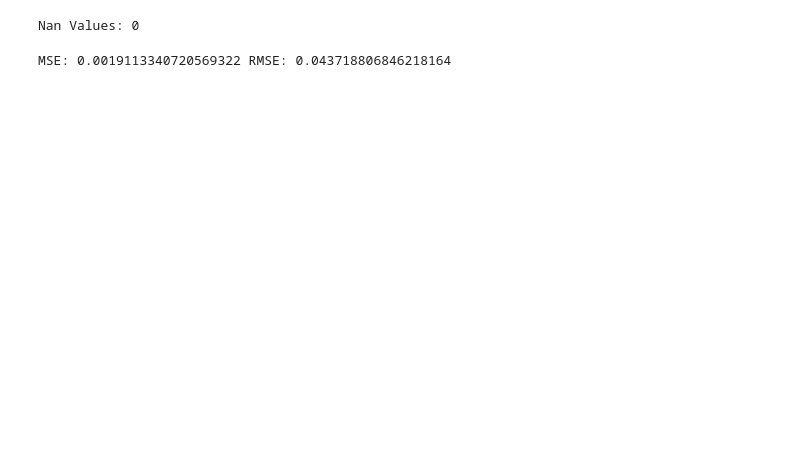
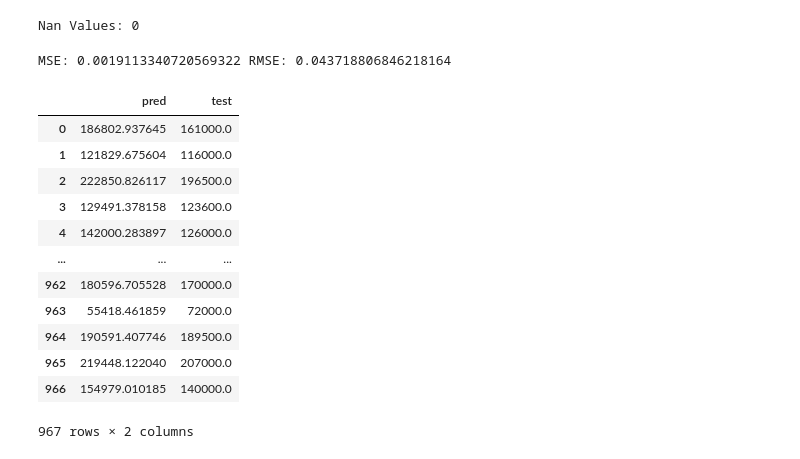
Before and after one commit to marcelpinheiro/malum, a Jupyter notebook: AmesHousing/HousePrices.ipynb, the cells around one changed output. Cells and saved outputs as stored; diff of their text form; code cells hidden in the pictures; blank space fills up the shorter version.

```diff
--- a/AmesHousing/HousePrices.ipynb
+++ b/AmesHousing/HousePrices.ipynb
@@ -132,3 +143,23 @@ RMSE = np.sqrt(MSE)
 print('MSE:',MSE,'RMSE:',RMSE)
 # %% [output]
 MSE: 0.0019113340720569322 RMSE: 0.043718806846218164
+# %%
+res = pd.DataFrame()
+pred = min_max_scaler.inverse_transform(yPrediction)
+res['pred'] = pred[:,0]
+res['test'] = min_max_scaler.inverse_transform(y_test)
+res
+# %% [output]
+|  | pred | test |
+| 0 | 186802.937645 | 161000.0 |
+| 1 | 121829.675604 | 116000.0 |
+| 2 | 222850.826117 | 196500.0 |
+| 3 | 129491.378158 | 123600.0 |
+| 4 | 142000.283897 | 126000.0 |
+| ... | ... | ... |
+| 962 | 180596.705528 | 170000.0 |
+| 963 | 55418.461859 | 72000.0 |
+| 964 | 190591.407746 | 189500.0 |
+| 965 | 219448.122040 | 207000.0 |
+| 966 | 154979.010185 | 140000.0 |
+967 rows × 2 columns
```
Also changed, not shown: parts of 3 cells of this notebook.
